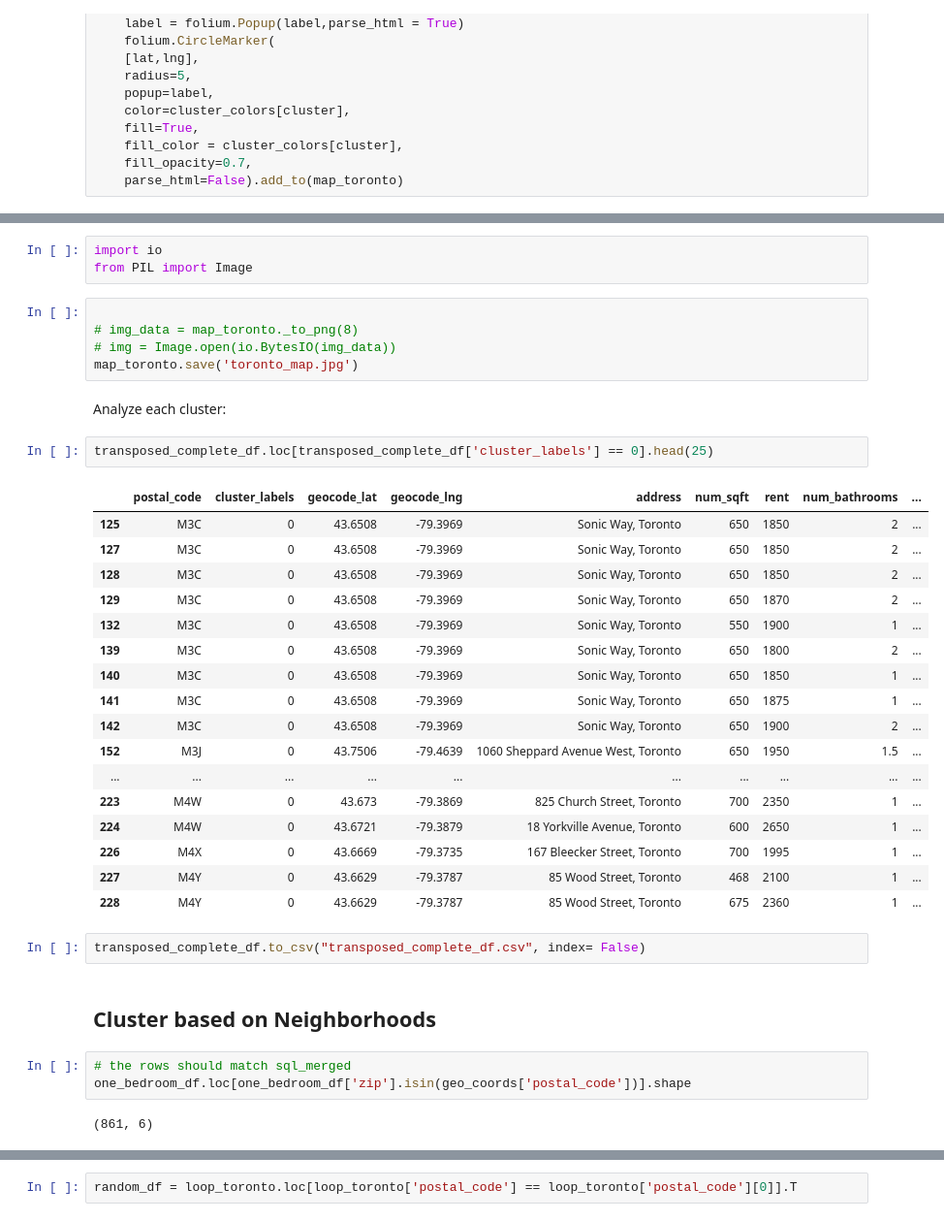
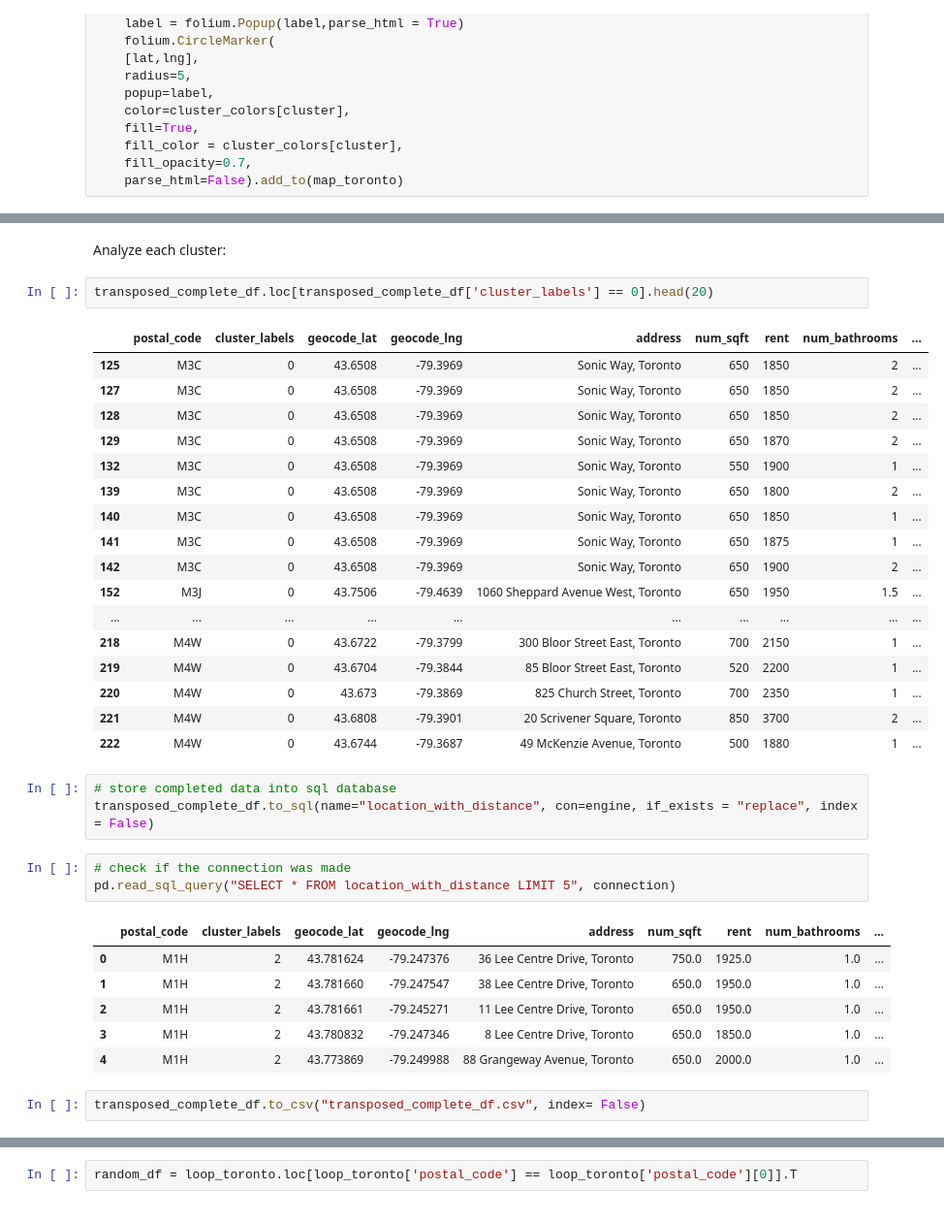
Before and after one commit to daniel8691/rental-housing-toronto, a Jupyter notebook: Toronto rental market.ipynb, the cells around one changed output, grey strips where cells are left out. Shown at 97% size. Drawn from its saved outputs; the diff is of its cells as text.

```diff
--- a/Toronto rental market.ipynb
+++ b/Toronto rental market.ipynb
@@ -927,42 +934,40 @@ for lat,lng,rent,price_sqft, cluster in zip(transposed_complete_df['geocode_lat'
 map_toronto
 # %% [output]
 [interactive output not drawn]
-# %%
-import io
-from PIL import Image
-# %%
-
-# img_data = map_toronto._to_png(8)
-# img = Image.open(io.BytesIO(img_data))
-map_toronto.save('toronto_map.jpg')
 # %% [markdown]
 Analyze each cluster:
 # %%
-transposed_complete_df.loc[transposed_complete_df['cluster_labels'] == 0].head(25)
+transposed_complete_df.loc[transposed_complete_df['cluster_labels'] == 0].head(20)
 # %% [output]
 |  | postal_code | cluster_labels | geocode_lat | geocode_lng | address | num_sqft | rent | num_bathrooms | ... |
 | 125 | M3C | 0 | 43.6508 | -79.3969 | Sonic Way, Toronto | 650 | 1850 | 2 | ... |
 | 127 | M3C | 0 | 43.6508 | -79.3969 | Sonic Way, Toronto | 650 | 1850 | 2 | ... |
 | 128 | M3C | 0 | 43.6508 | -79.3969 | Sonic Way, Toronto | 650 | 1850 | 2 | ... |
 | 129 | M3C | 0 | 43.6508 | -79.3969 | Sonic Way, Toronto | 650 | 1870 | 2 | ... |
 | 132 | M3C | 0 | 43.6508 | -79.3969 | Sonic Way, Toronto | 550 | 1900 | 1 | ... |
 | 139 | M3C | 0 | 43.6508 | -79.3969 | Sonic Way, Toronto | 650 | 1800 | 2 | ... |
 | 140 | M3C | 0 | 43.6508 | -79.3969 | Sonic Way, Toronto | 650 | 1850 | 1 | ... |
 | 141 | M3C | 0 | 43.6508 | -79.3969 | Sonic Way, Toronto | 650 | 1875 | 1 | ... |
 | 142 | M3C | 0 | 43.6508 | -79.3969 | Sonic Way, Toronto | 650 | 1900 | 2 | ... |
 | 152 | M3J | 0 | 43.7506 | -79.4639 | 1060 Sheppard Avenue West, Toronto | 650 | 1950 | 1.5 | ... |
 | ... | ... | ... | ... | ... | ... | ... | ... | ... | ... |
-| 223 | M4W | 0 | 43.673 | -79.3869 | 825 Church Street, Toronto | 700 | 2350 | 1 | ... |
-| 224 | M4W | 0 | 43.6721 | -79.3879 | 18 Yorkville Avenue, Toronto | 600 | 2650 | 1 | ... |
-| 226 | M4X | 0 | 43.6669 | -79.3735 | 167 Bleecker Street, Toronto | 700 | 1995 | 1 | ... |
-| 227 | M4Y | 0 | 43.6629 | -79.3787 | 85 Wood Street, Toronto | 468 | 2100 | 1 | ... |
-| 228 | M4Y | 0 | 43.6629 | -79.3787 | 85 Wood Street, Toronto | 675 | 2360 | 1 | ... |
+| 218 | M4W | 0 | 43.6722 | -79.3799 | 300 Bloor Street East, Toronto | 700 | 2150 | 1 | ... |
+| 219 | M4W | 0 | 43.6704 | -79.3844 | 85 Bloor Street East, Toronto | 520 | 2200 | 1 | ... |
+| 220 | M4W | 0 | 43.673 | -79.3869 | 825 Church Street, Toronto | 700 | 2350 | 1 | ... |
+| 221 | M4W | 0 | 43.6808 | -79.3901 | 20 Scrivener Square, Toronto | 850 | 3700 | 2 | ... |
+| 222 | M4W | 0 | 43.6744 | -79.3687 | 49 McKenzie Avenue, Toronto | 500 | 1880 | 1 | ... |
+# %%
+# store completed data into sql database
+transposed_complete_df.to_sql(name="location_with_distance", con=engine, if_exists = "replace", index = False)
+# %%
+# check if the connection was made
+pd.read_sql_query("SELECT * FROM location_with_distance LIMIT 5", connection)
+# %% [output]
+|  | postal_code | cluster_labels | geocode_lat | geocode_lng | address | num_sqft | rent | num_bathrooms | ... |
+| 0 | M1H | 2 | 43.781624 | -79.247376 | 36 Lee Centre Drive, Toronto | 750.0 | 1925.0 | 1.0 | ... |
+| 1 | M1H | 2 | 43.781660 | -79.247547 | 38 Lee Centre Drive, Toronto | 650.0 | 1950.0 | 1.0 | ... |
+| 2 | M1H | 2 | 43.781661 | -79.245271 | 11 Lee Centre Drive, Toronto | 650.0 | 1950.0 | 1.0 | ... |
+| 3 | M1H | 2 | 43.780832 | -79.247346 | 8 Lee Centre Drive, Toronto | 650.0 | 1850.0 | 1.0 | ... |
+| 4 | M1H | 2 | 43.773869 | -79.249988 | 88 Grangeway Avenue, Toronto | 650.0 | 2000.0 | 1.0 | ... |
 # %%
 transposed_complete_df.to_csv("transposed_complete_df.csv", index= False)
-# %% [markdown]
-## Cluster based on Neighborhoods
-# %%
-# the rows should match sql_merged
-one_bedroom_df.loc[one_bedroom_df['zip'].isin(geo_coords['postal_code'])].shape
-# %% [output]
-(861, 6)
```
Also changed, not shown: parts of 55 cells of this notebook.
